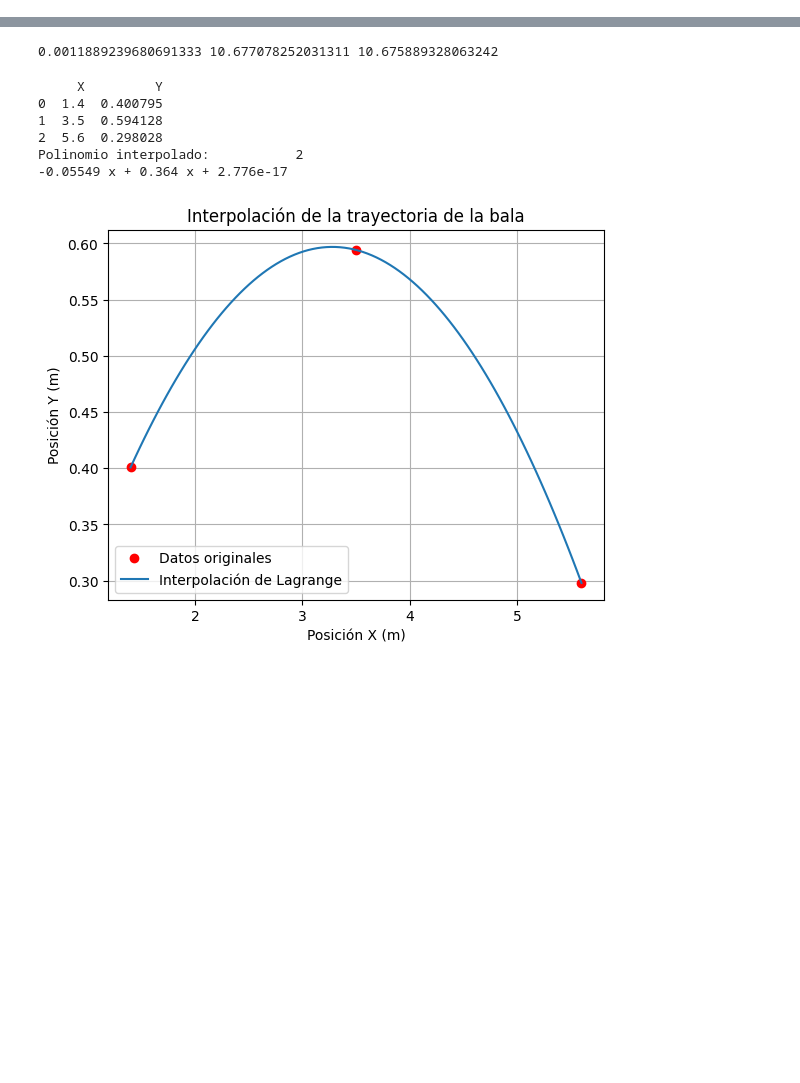
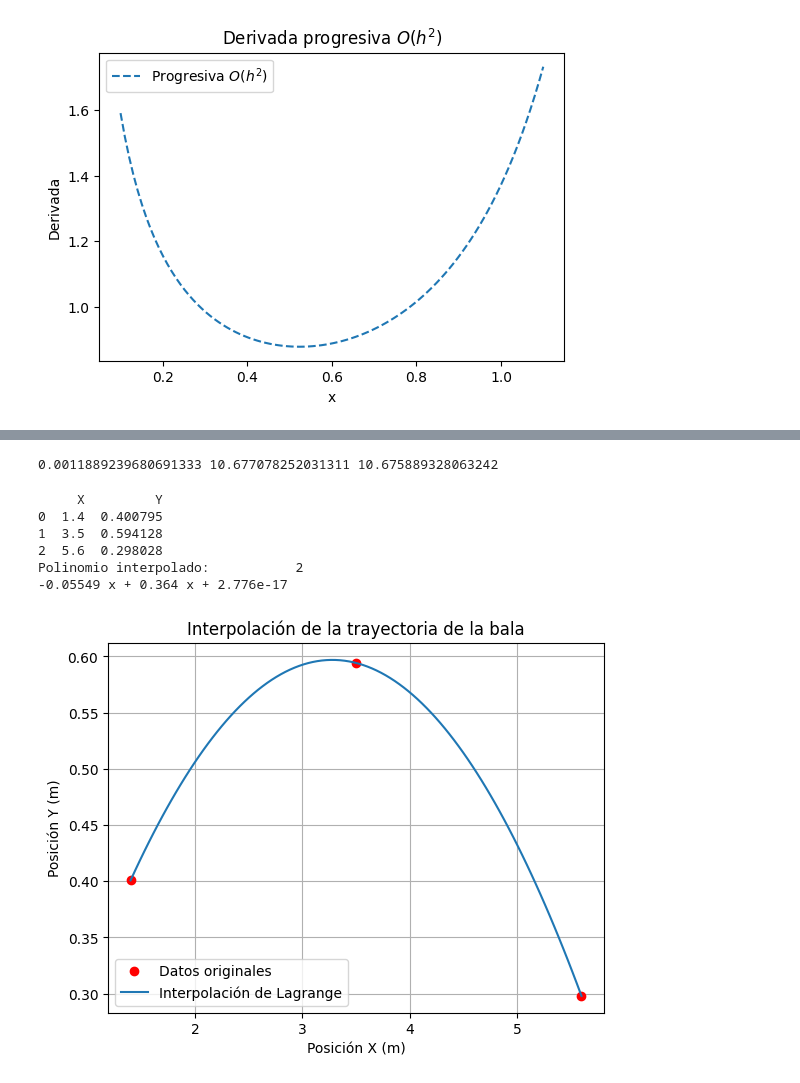
Before and after one commit to JuanGutierrezP/Juan-Diego-Guti-rrez-P., a Jupyter notebook: tarea_interpolacion.ipynb, the cells around one changed output, grey strips where cells are left out. Drawn from its saved outputs; the diff is of its cells as text; code cells hidden in the pictures; blank space fills up the shorter version.

```diff
--- a/tarea_interpolacion.ipynb
+++ b/tarea_interpolacion.ipynb
@@ -4,0 +3,33 @@
+# %%
+#Punto 1
+#c
+import numpy as np
+import matplotlib.pyplot as plt
+
+# Definimos la función f(x) = sqrt(tan(x))
+def f(x):
+    return np.sqrt(np.tan(x))
+
+# Derivada progresiva de orden O(h^2)
+def derivada_progresiva(f, x0, h):
+    x1 = x0 + h
+    x2 = x0 + 2 * h
+    return (1 / (2 * h)) * (-3 * f(x0) + 4 * f(x1) - f(x2))
+
+# Intervalo y valor de h
+x_values = np.linspace(0.1, 1.1, 100)
+h = 0.01
+
+# Calculamos la derivada progresiva para cada punto en el intervalo
+derivadas_progresivas = [derivada_progresiva(f, x, h) for x in x_values]
+
+# Graficamos la derivada progresiva
+plt.figure(figsize=(6, 4))
+plt.plot(x_values, derivadas_progresivas, label="Progresiva $O(h^2)$", linestyle='--')
+plt.title("Derivada progresiva $O(h^2)$")
+plt.xlabel("x")
+plt.ylabel("Derivada")
+plt.legend()
+plt.show()
+# %% [output]
+[figure, added]
```
Also changed, not shown: parts of 5 cells of this notebook.
